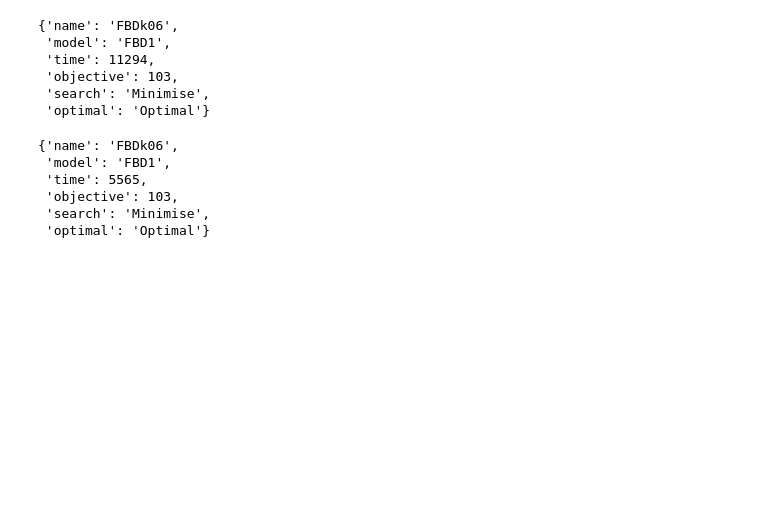
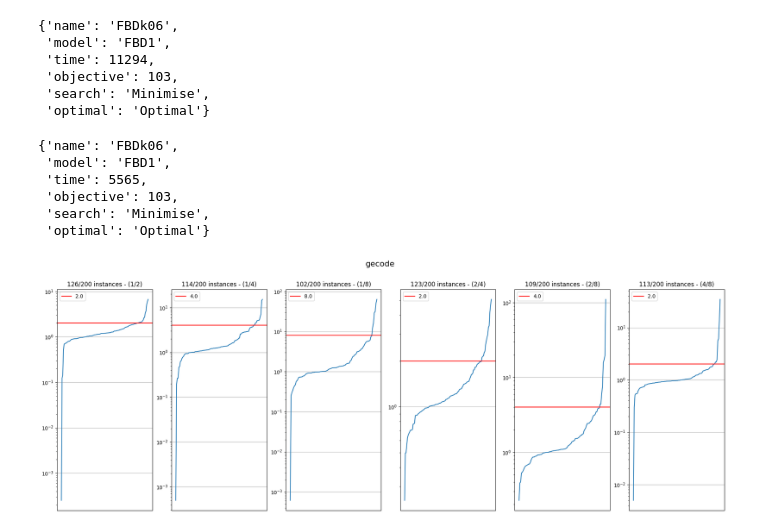
Before and after one commit to SeppiaBrilla/minizinc_challenge_parallelise, a Jupyter notebook: images.ipynb, the cells around one changed output. Drawn from its saved outputs; the diff is of its cells as text; code cells hidden in the pictures; blank space fills up the shorter version.

```diff
--- a/images.ipynb
+++ b/images.ipynb
@@ -58,3 +58,12 @@ s2[1]
  'objective': 103,
  'search': 'Minimise',
  'optimal': 'Optimal'}
+# %%
+solver_name = "CPLEX"
+solver = data[solver_name]
+s1 = solver["1"]
+s2 = solver["2"]
+s1 = sorted(s1, key= lambda x: x["model"]+x["name"])
+s2 = sorted(s2, key= lambda x: x["model"]+x["name"])
+# %%
+t = {(s1[i]["model"], s1[i]["name"]): s1[i]["time"]/s2[i]["time"] for i in range(len(s1)) if s1[i]["objective"] == s2[i]["objective"]}
@@ -60,0 +78,26 @@ s2[1]
+# %%
+solver_name = "gecode"
+solver = data[solver_name]
+pairs = [(1, 2), (1, 4), (1, 8), (2, 4), (2, 8), (4, 8)] if solver_name != "cp-sat" else [(1,8)]
+
+fig, axes = plt.subplots(1, len(pairs), figsize=((24 / 6) * len(pairs),8))
+axes = axes if isinstance(axes, np.ndarray) else [axes]
+fig.suptitle(solver_name if solver_name != "cp-sat" else "ORTools", fontsize=16)
+for i, (k1, k2) in enumerate(pairs):
+    s1 = solver[str(k1)]
+    s2 = solver[str(k2)]
+    s1 = sorted(s1, key= lambda x: x["model"]+x["name"])
+    s2 = sorted(s2, key= lambda x: x["model"]+x["name"])
+    t = [s1[i]["time"]/s2[i]["time"] for i in range(len(s1)) if s1[i]["objective"] == s2[i]["objective"] and s1[i]['has_solution'] and s2[i]['has_solution']]
+    axes[i].plot([i for i in range(len(t))], sorted(t))
+    axes[i].set_xticks([])
+    axes[i].set_title(f"{len(t)}/200 instances - ({k1}/{k2})")
+    # axes[i].set_xticklabels([f'{k1}/{k2}'])
+    axes[i].set_yscale("log")
+    axes[i].axhline(k2 / k1, c='red', label=f"{k2 / k1}")
+    axes[i].legend()
+    axes[i].grid()
+plt.savefig(f"data/figures/{solver_name}_improvement_line.pdf", format="pdf")
+plt.show()
+# %% [output]
+[figure, added]
```
Also changed, not shown: parts of 9 cells of this notebook, 3 other files.
